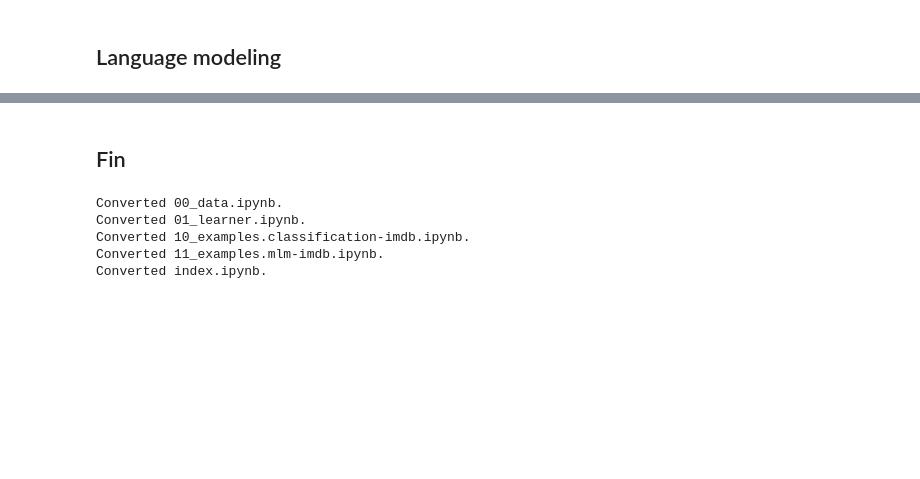
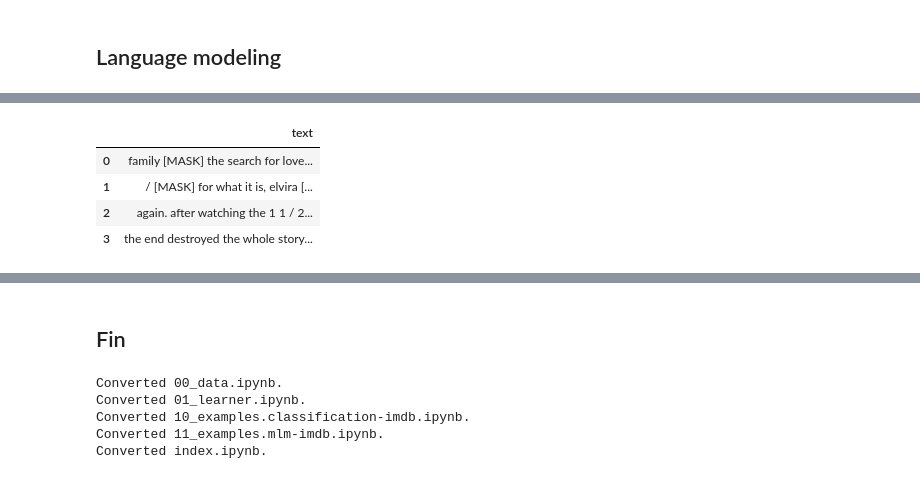
Before and after one commit to aikindergarten/fasthugs, a Jupyter notebook: nbs/00_data.ipynb, the cells around one changed output, grey strips where cells are left out. Saved outputs shown, nothing was run; the diff lists cells and outputs as text; code cells hidden in the pictures; blank space fills up the shorter version.

```diff
--- a/nbs/00_data.ipynb
+++ b/nbs/00_data.ipynb
@@ -248,0 +315,31 @@ class TransformersLMBlock(TransformBlock):
+# %%
+#export
+def tokenize(batch):
+    return tokenizer(batch['text'], return_attention_mask=True, return_special_tokens_mask=True, verbose=False)
+
+def group_texts(examples):
+    # Concatenate all texts.
+    concatenated_examples = {k: sum(examples[k], []) for k in examples.keys()}
+    total_length = len(concatenated_examples[list(examples.keys())[0]])
+    # We drop the small remainder, we could add padding if the model supported it instead of this drop, you can
+        # customize this part to your needs.
+    total_length = (total_length // block_size) * block_size
+    # Split by chunks of max_len.
+    result = {
+        k: [t[i : i + block_size] for i in range(0, total_length, block_size)]
+        for k, t in concatenated_examples.items()
+    }
+    return result
+# %%
+#slow
+path = untar_data(URLs.IMDB_SAMPLE)
+model_name = 'distilbert-base-uncased'
+max_length = 128
+bs = 8
+val_bs = 16
+tokenizer = AutoTokenizer.from_pretrained(model_name)
+
+ds = datasets.Dataset.from_csv((path/'texts.csv').as_posix())
+ds = ds.map(tokenize, remove_columns=ds.column_names)
+block_size = max_length
+lm_ds = ds.map(group_texts, batched=True, batch_size=1000)
@@ -248,0 +351,4 @@ class TransformersLMBlock(TransformBlock):
+# %%
+#slow
+dblock = DataBlock(blocks=[TransformersLMBlock(tokenizer=tokenizer)],
+                   splitter=RandomSplitter())
@@ -248,0 +377,10 @@ class TransformersLMBlock(TransformBlock):
+# %%
+#slow
+dls = dblock.dataloaders(lm_ds, bs=bs, val_bs=val_bs)
+dls.show_batch(max_n=4)
+# %% [output]
+|  | text |
+| 0 | family [MASK] the search for love... |
+| 1 | / [MASK] for what it is, elvira [... |
+| 2 | again. after watching the 1 1 / 2... |
+| 3 | the end destroyed the whole story... |
```
Also changed, not shown: parts of 18 cells of this notebook, 11 other files.
